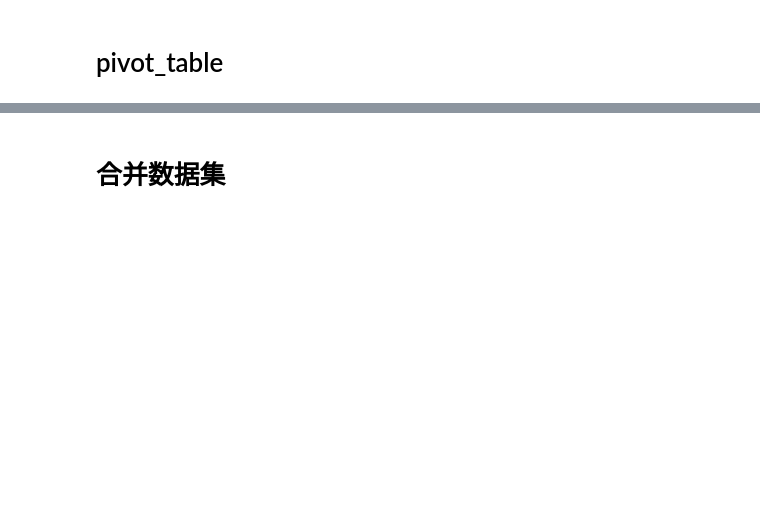
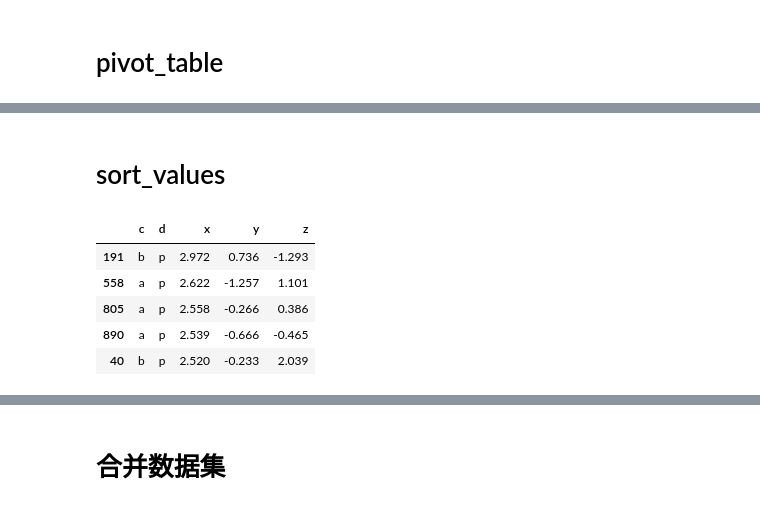
Before and after one commit to felixfan/scripts, a Jupyter notebook: python/ipynb/pandas.ipynb, the cells around one changed output, grey strips where cells are left out. Saved outputs shown, nothing was run; the diff lists cells and outputs as text; code cells hidden in the pictures; blank space fills up the shorter version.

```diff
--- a/python/ipynb/pandas.ipynb
+++ b/python/ipynb/pandas.ipynb
@@ -415,0 +464,11 @@ df.pivot_table(values=["idx","sepal_length","sepal_width","petal_length","petal_
+# %% [markdown]
+# sort_values
+# %%
+df0.sort_values(['x'], ascending=False).head()
+# %% [output]
+|  | c | d | x | y | z |
+| 191 | b | p | 2.972 | 0.736 | -1.293 |
+| 558 | a | p | 2.622 | -1.257 | 1.101 |
+| 805 | a | p | 2.558 | -0.266 | 0.386 |
+| 890 | a | p | 2.539 | -0.666 | -0.465 |
+| 40 | b | p | 2.520 | -0.233 | 2.039 |
```
Also changed, not shown: parts of 88 cells of this notebook.
